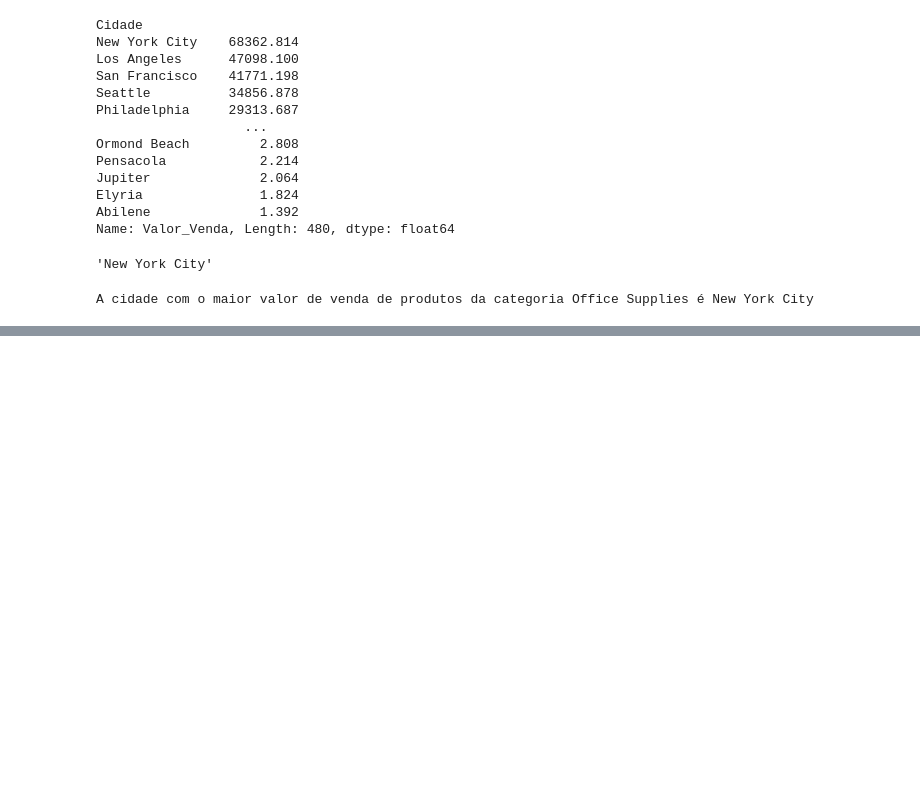
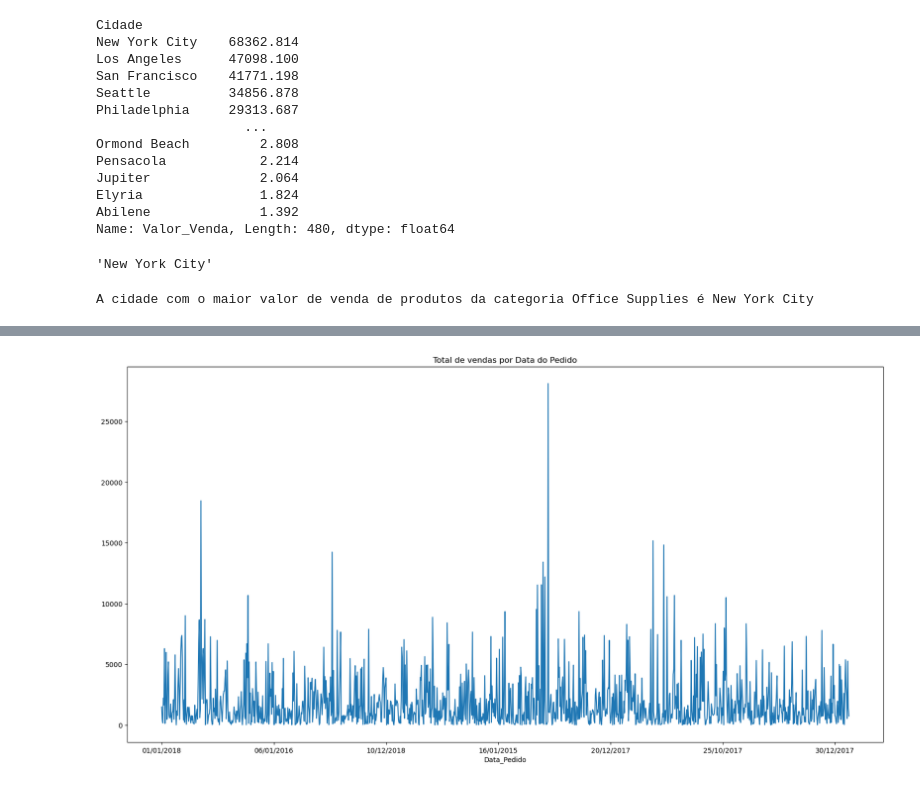
Before and after one commit to rodrigofdl/analise_exploratoria_varejo, a Jupyter notebook: analise_exploratoria_varejo.ipynb, the cells around one changed output, grey strips where cells are left out. Saved outputs shown, nothing was run; the diff lists cells and outputs as text; code cells hidden in the pictures; blank space fills up the shorter version.

```diff
--- a/analise_exploratoria_varejo.ipynb
+++ b/analise_exploratoria_varejo.ipynb
@@ -126,0 +132,5 @@ A cidade com o maior valor de venda de produtos da categoria Office Supplies é
+# %%
+# Agrupa a data do pedido e o valor de vendas
+# Calcula o total de vendas por data de pedido
+df_p2 = df.groupby('Data_Pedido')['Valor_Venda'].sum()
+df_p2.head()
@@ -126,0 +145,7 @@ A cidade com o maior valor de venda de produtos da categoria Office Supplies é
+# %%
+plt.figure(figsize = (20, 10))
+df_p2.plot(x = 'Data_Pedido', y = 'Valor_Venda')
+plt.title('Total de vendas por Data do Pedido')
+plt.show()
+# %% [output]
+[figure, added]
```
Also changed, not shown: parts of 3 cells of this notebook.
